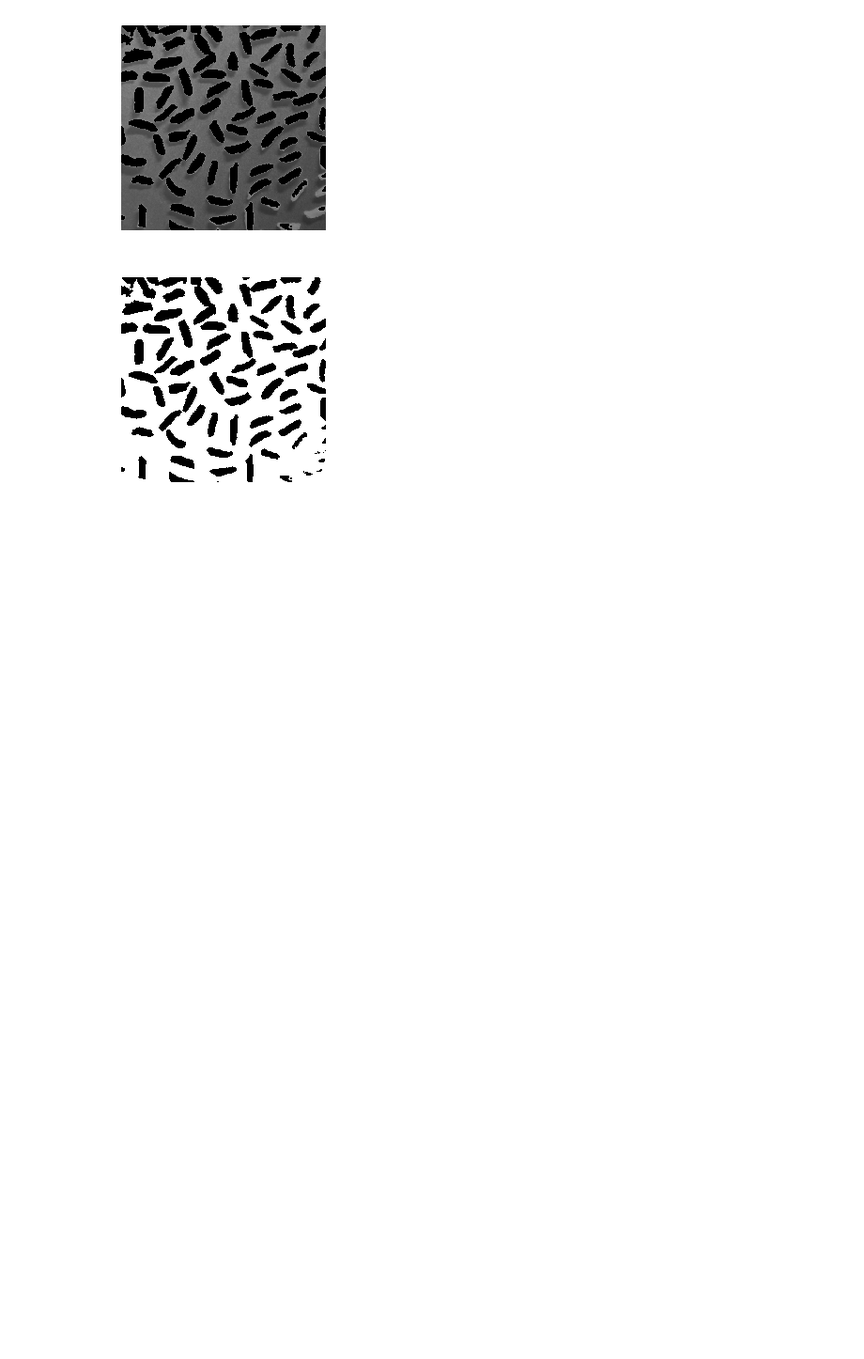
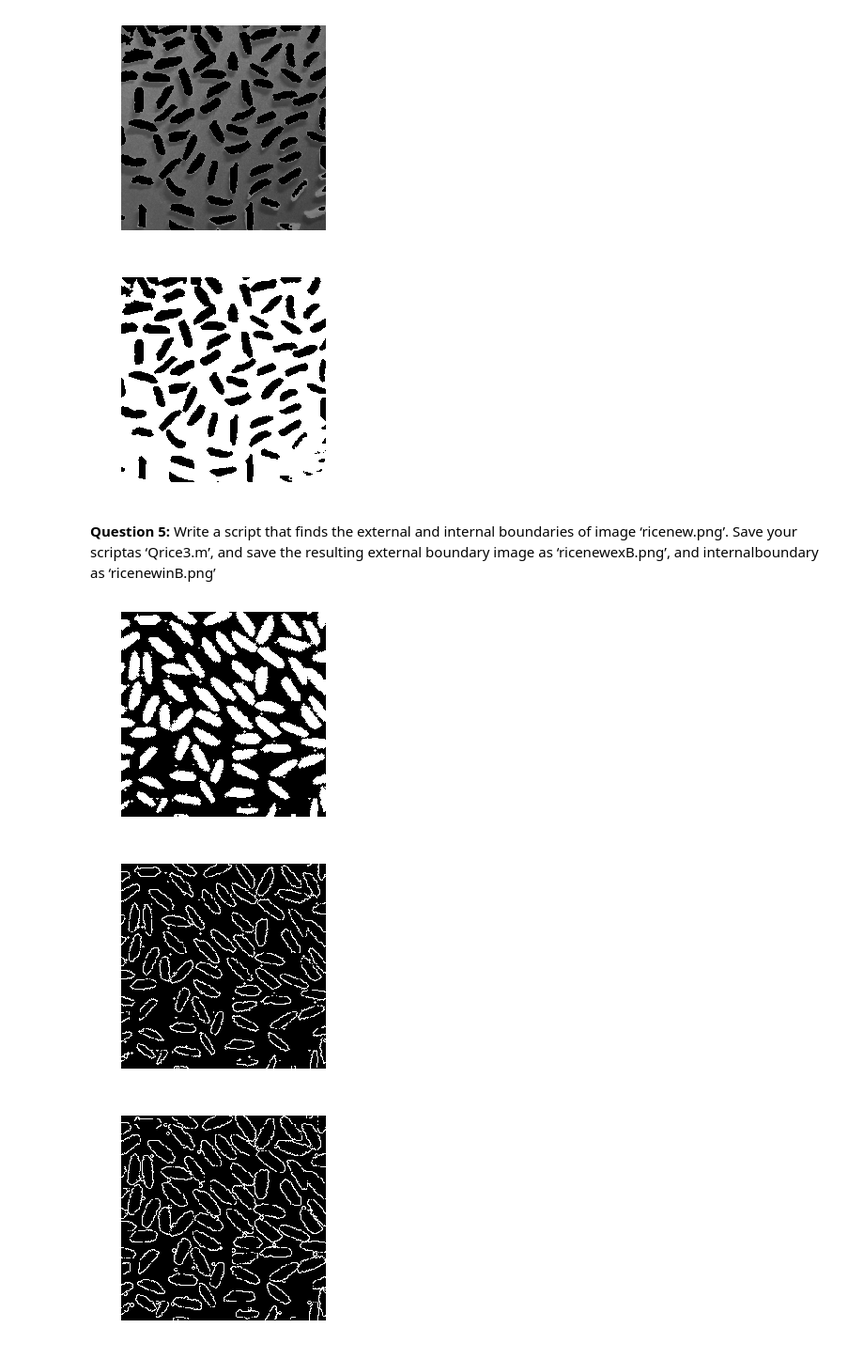
Before and after one commit to arcticNeemie/schoolwork, a Jupyter notebook: COMS/Honours/Digital Image Processing/Past Test.ipynb, the cells around one changed output. Shown at 94% size. Saved outputs shown, nothing was run; the diff lists cells and outputs as text; code cells hidden in the pictures; blank space fills up the shorter version.

```diff
--- a/COMS/Honours/Digital Image Processing/Past Test.ipynb
+++ b/COMS/Honours/Digital Image Processing/Past Test.ipynb
@@ -141,3 +148,29 @@ displayImage(Q_rice_2,255)
 [figure]
 [figure]
 [figure]
+# %% [markdown]
+<b>Question 5: </b>Write a script that finds the external and internal boundaries of image ‘ricenew.png’. Save your scriptas ‘Qrice3.m’, and save the resulting external boundary image as ‘ricenewexB.png’, and internalboundary as ‘ricenewinB.png’
+# %%
+def getInternalBoundary(image,mask):
+    eroded = morphology.binary_erosion(image,mask)
+    return image-eroded
+
+def getExternalBoundary(image,mask):
+    dilated = morphology.binary_dilation(image,mask)
+    return dilated-image
+
+rice_new = readImage("rice_new.png").astype(np.bool)
+rice_new = rgb2gray(rice_new)
+B = np.ones((3,3)).astype(np.bool)
+
+
+internal = getInternalBoundary(rice_new,B)
+external = getExternalBoundary(rice_new,B)
+
+displayImage(rice_new)
+displayImage(internal)
+displayImage(external)
+# %% [output]
+[figure, added]
+[figure, added]
+[figure, added]
```
Also changed, not shown: parts of 5 cells of this notebook, 2 other files.
